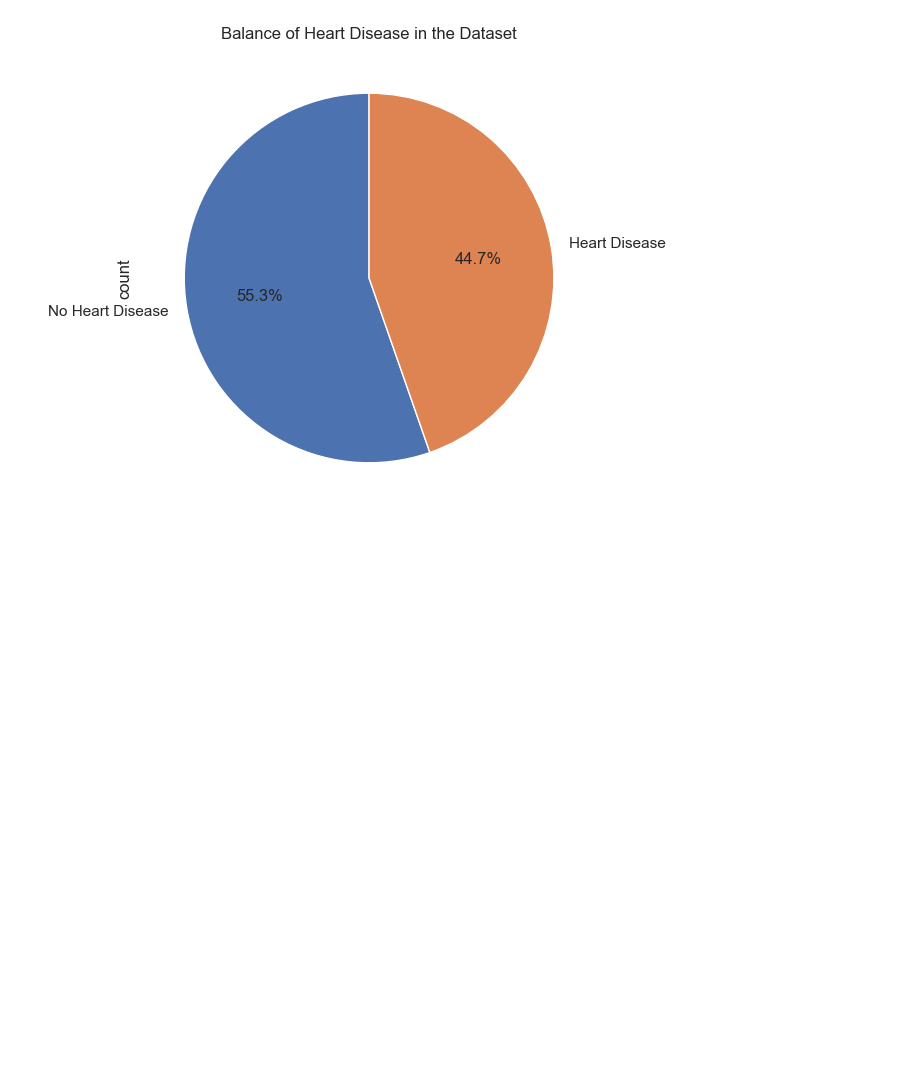
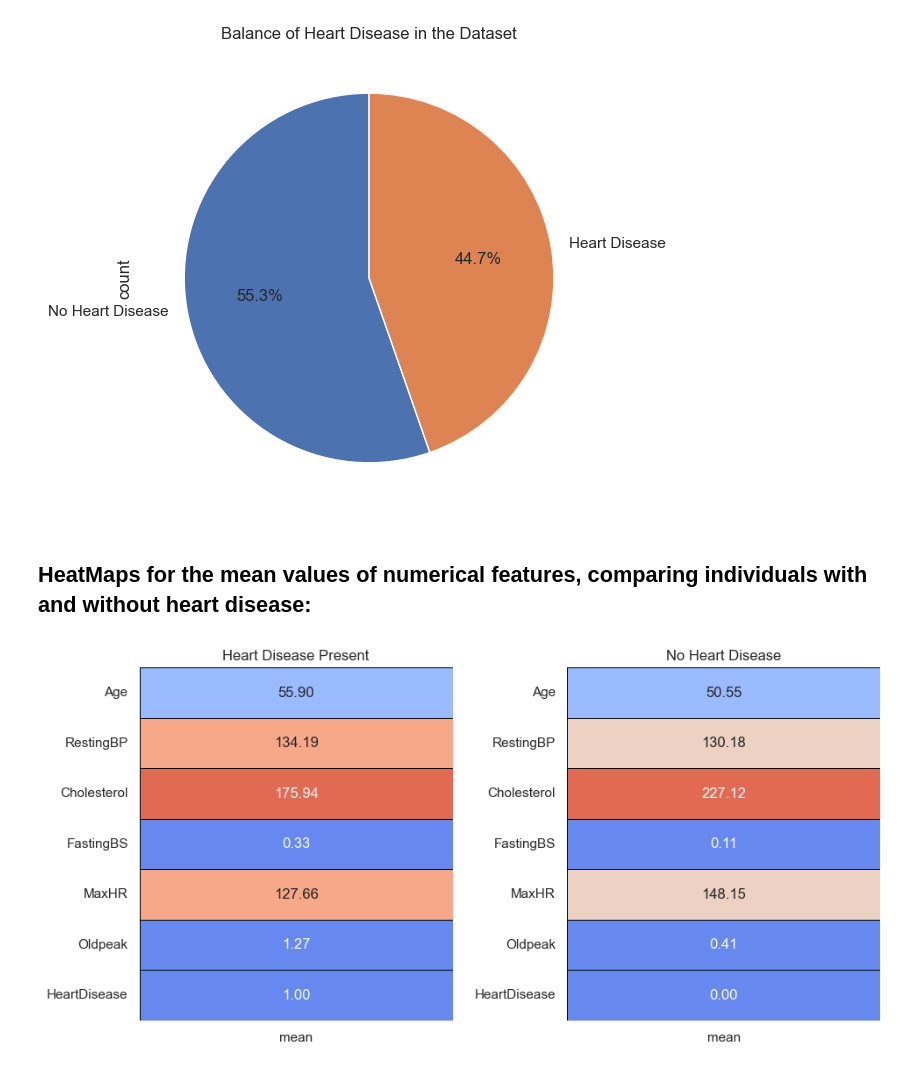
Before and after one commit to gbhardwaj00/heart-disease-ml, a Jupyter notebook: heart-failure-prediction.ipynb, the cells around one changed output. Drawn from its saved outputs; the diff is of its cells as text; code cells hidden in the pictures; blank space fills up the shorter version.

Commit message:
Create Heatmaps for the Mean Values of Numerical Features, Comparing Individuals with and Without Heart Disease.

```diff
--- a/heart-failure-prediction.ipynb
+++ b/heart-failure-prediction.ipynb
@@ -200,3 +200,36 @@ plt.title('Balance of Heart Disease in the Dataset')
 plt.show()
 # %% [output]
 [figure]
+# %% [markdown]
+## HeatMaps for the mean values of numerical features, comparing individuals with and without heart disease:
+# %%
+# Separate data for individuals with and without heart disease
+heart_disease_yes = heart_df[heart_df['HeartDisease'] == 1]
+heart_disease_no = heart_df[heart_df['HeartDisease'] == 0]
+
+# Calculate mean values for each group
+heart_disease_yes_stats = heart_disease_yes.describe().T[['mean']]
+heart_disease_no_stats = heart_disease_no.describe().T[['mean']]
+
+# Set colors for the heatmap using 'coolwarm' palette
+colors = sns.color_palette('coolwarm')
+
+# Create subplots
+fig, ax = plt.subplots(nrows=1, ncols=2, figsize=(10, 5))
+
+# Plot heatmap for individuals with heart disease
+plt.subplot(1, 2, 1)
+sns.heatmap(heart_disease_yes_stats, annot=True, cmap=colors, linewidths=0.4, linecolor='black', cbar=False, fmt='.2f')
+plt.title('Heart Disease Present')
+
+# Plot heatmap for individuals without heart disease
+plt.subplot(1, 2, 2)
+sns.heatmap(heart_disease_no_stats, annot=True, cmap=colors, linewidths=0.4, linecolor='black', cbar=False, fmt='.2f')
+plt.title('No Heart Disease')
+
+# Adjust layout
+fig.tight_layout(pad=1.5)
+
+plt.show()
+# %% [output]
+[figure, added]
```
